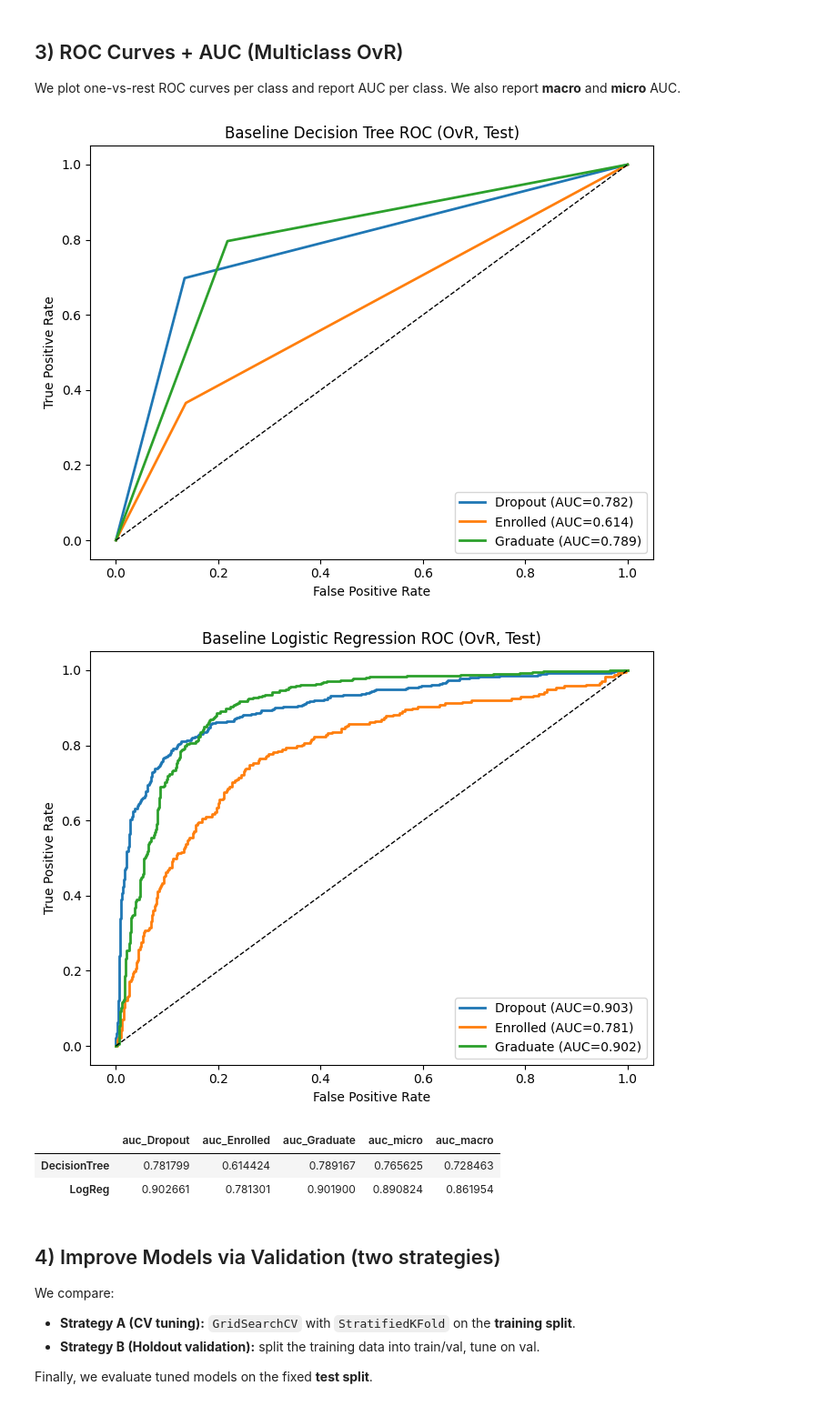
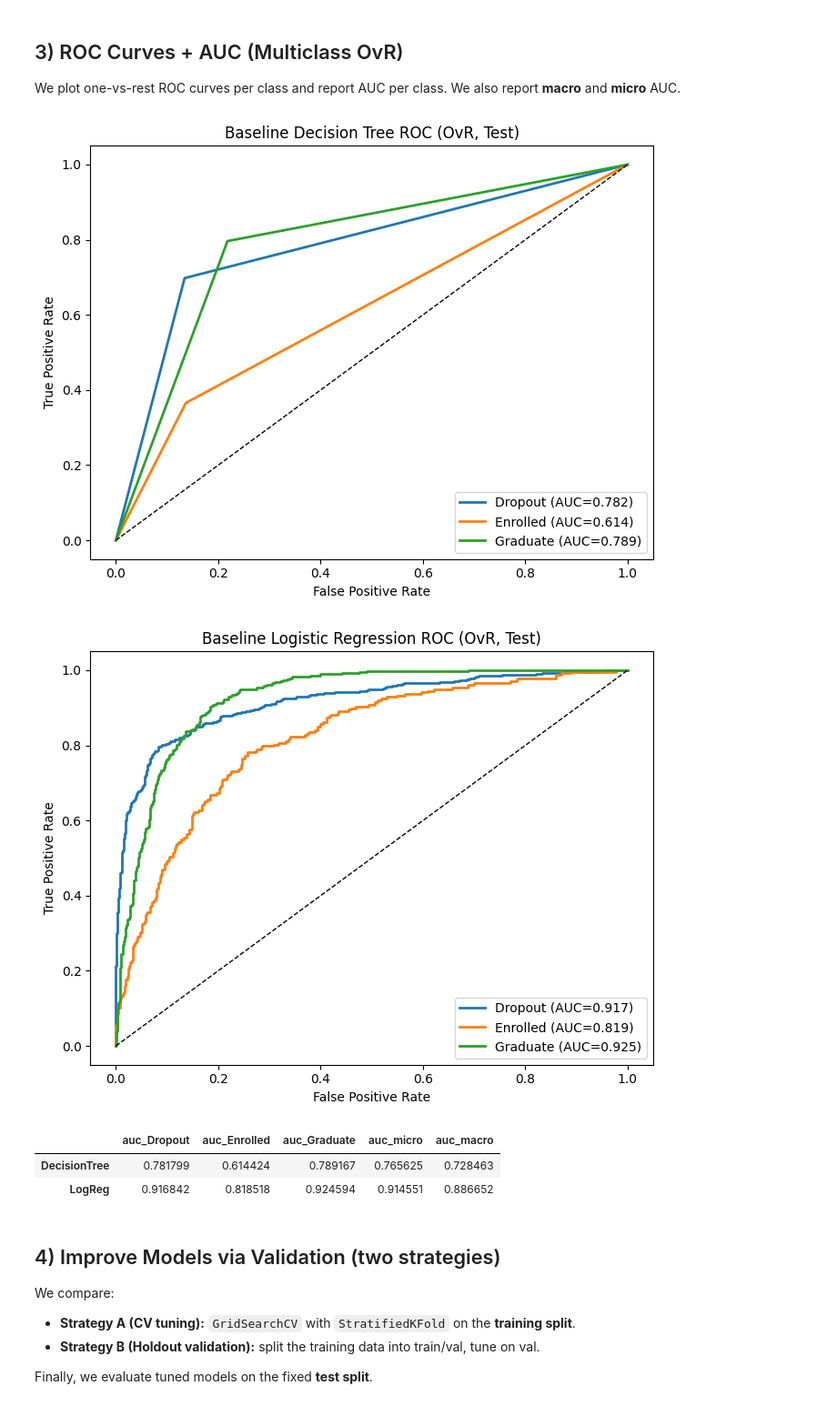
Before and after one commit to Sea-haitao/machine-learning, a Jupyter notebook: notebooks/05_evaluation.ipynb, the cells around one changed output. Shown at 91% size. Cells and saved outputs as stored; diff of their text form; code cells hidden in the pictures.

```diff
--- a/notebooks/05_evaluation.ipynb
+++ b/notebooks/05_evaluation.ipynb
@@ -90,12 +135,19 @@ Name: count, dtype: int64
 
 We keep a 70/30 stratified split with `random_state=42`.
 # %%
-X_train, X_test, y_train, y_test = train_test_split(
-    X, y, test_size=0.3, random_state=RANDOM_STATE, stratify=y
+# Single 70/30 stratified split on row indices, applied to both feature views —
+# the same rows land in train/test for the DT and LR runs.
+indices = np.arange(len(y))
+idx_train, idx_test = train_test_split(
+    indices, test_size=0.3, random_state=RANDOM_STATE, stratify=y
 )
 
-print(f'Training set: {X_train.shape[0]} samples ({X_train.shape[0]/len(X)*100:.0f}%)')
-print(f'Test set:     {X_test.shape[0]} samples ({X_test.shape[0]/len(X)*100:.0f}%)')
+X_train, X_test = X.iloc[idx_train], X.iloc[idx_test]                  # DT
+X_train_raw, X_test_raw = X_raw.iloc[idx_train], X_raw.iloc[idx_test]  # LR pipeline
+y_train, y_test = y.iloc[idx_train], y.iloc[idx_test]
+
+print(f'Training set: {len(idx_train)} samples ({len(idx_train)/len(y)*100:.0f}%)')
+print(f'Test set:     {len(idx_test)} samples ({len(idx_test)/len(y)*100:.0f}%)')
 print('\nTrain target distribution:')
 print(y_train.value_counts(normalize=True).sort_index().round(3))
 print('\nTest target distribution:')
@@ -125,18 +177,13 @@ Name: proportion, dtype: float64
 # %%
-# Baseline models (Part 4 setup, with scaling inside LR Pipeline for numerical stability)
+# Baseline models (Part 4 setup)
 dt_base = DecisionTreeClassifier(random_state=RANDOM_STATE)
-lr_base = Pipeline(
-    [
-        ("scaler", StandardScaler(with_mean=False)),
-        ("lr", LogisticRegression(max_iter=1000, random_state=RANDOM_STATE)),
-    ]
-)
+lr_base = make_lr_pipeline(max_iter=1000, random_state=RANDOM_STATE)
 
-dt_base.fit(X_train, y_train)
-lr_base.fit(X_train, y_train)
+dt_base.fit(X_train, y_train)         # preprocessed view
+lr_base.fit(X_train_raw, y_train)     # cleaned view; preprocessing fit on train only
 
 y_pred_dt = dt_base.predict(X_test)
-y_pred_lr = lr_base.predict(X_test)
+y_pred_lr = lr_base.predict(X_test_raw)
 
 print("Baseline accuracy (test):")
 print(f"  Decision Tree:       {accuracy_score(y_test, y_pred_dt):.4f}")
@@ -256,38 +303,38 @@ def multiclass_roc_auc(model, X_eval, y_eval, class_names, title_prefix=""):
             fpr[i],
             tpr[i],
             lw=2,
             label=f"{class_names[i]} (AUC={roc_auc[i]:.3f})",
         )
     plt.plot([0, 1], [0, 1], "k--", lw=1)
     plt.xlabel("False Positive Rate")
     plt.ylabel("True Positive Rate")
     plt.title(f"{title_prefix} ROC (OvR, Test)")
     plt.legend(loc="lower right")
     plt.tight_layout()
     plt.show()
 
     return {
         **{f"auc_{class_names[i]}": roc_auc[i] for i in range(len(classes))},
         "auc_micro": roc_auc["micro"],
         "auc_macro": roc_auc_macro,
     }
 
 
 auc_dt_base = multiclass_roc_auc(
     dt_base, X_test, y_test, LABEL_NAMES, title_prefix="Baseline Decision Tree"
 )
 auc_lr_base = multiclass_roc_auc(
-    lr_base, X_test, y_test, LABEL_NAMES, title_prefix="Baseline Logistic Regression"
+    lr_base, X_test_raw, y_test, LABEL_NAMES, title_prefix="Baseline Logistic Regression"
 )
 
 auc_table = pd.DataFrame([auc_dt_base, auc_lr_base], index=["DecisionTree", "LogReg"])
 display(auc_table)
 # %% [output]
 [figure]
-[figure, old version]
+[figure, new version]
 |  | auc_Dropout | auc_Enrolled | auc_Graduate | auc_micro | auc_macro |
 | DecisionTree | 0.781799 | 0.614424 | 0.789167 | 0.765625 | 0.728463 |
-| LogReg | 0.902661 | 0.781301 | 0.901900 | 0.890824 | 0.861954 |
+| LogReg | 0.916842 | 0.818518 | 0.924594 | 0.914551 | 0.886652 |
 # %% [markdown]
 ## 4) Improve Models via Validation (two strategies)
 
```
Also changed, not shown: parts of 12 cells of this notebook.
